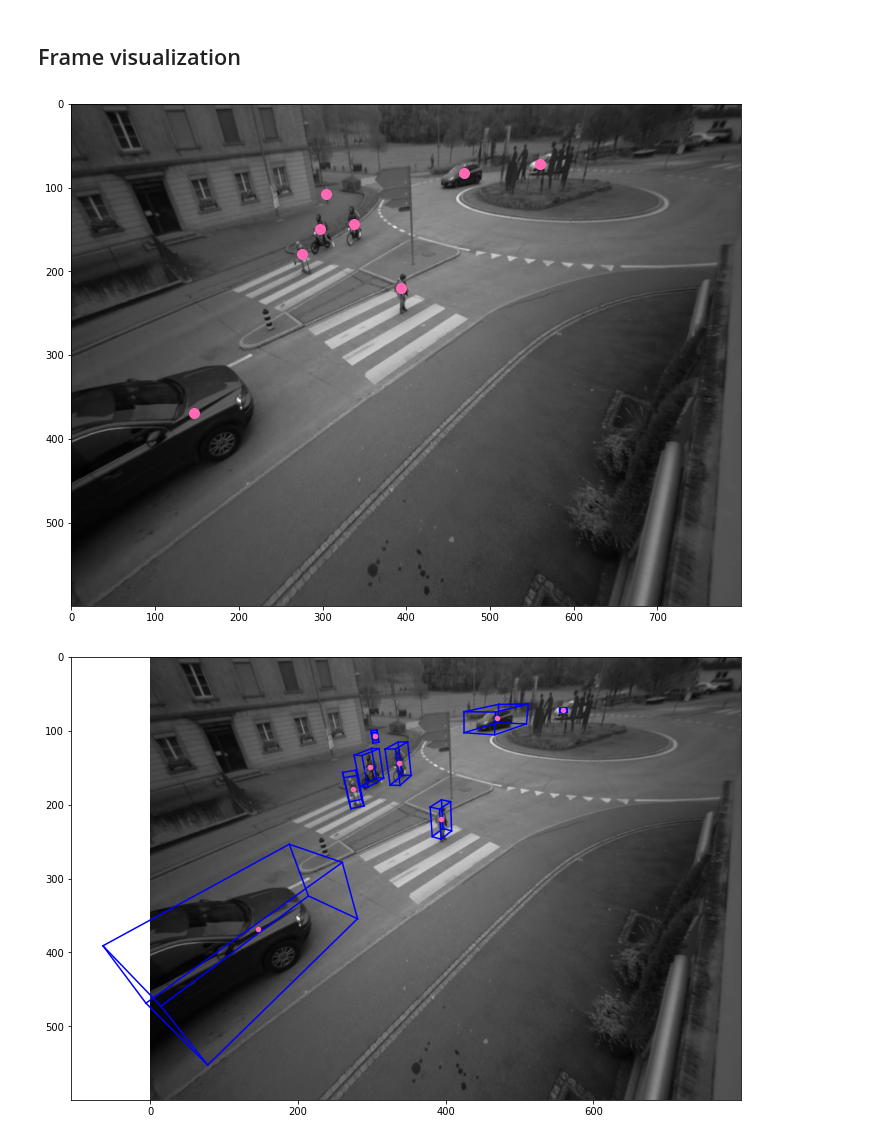
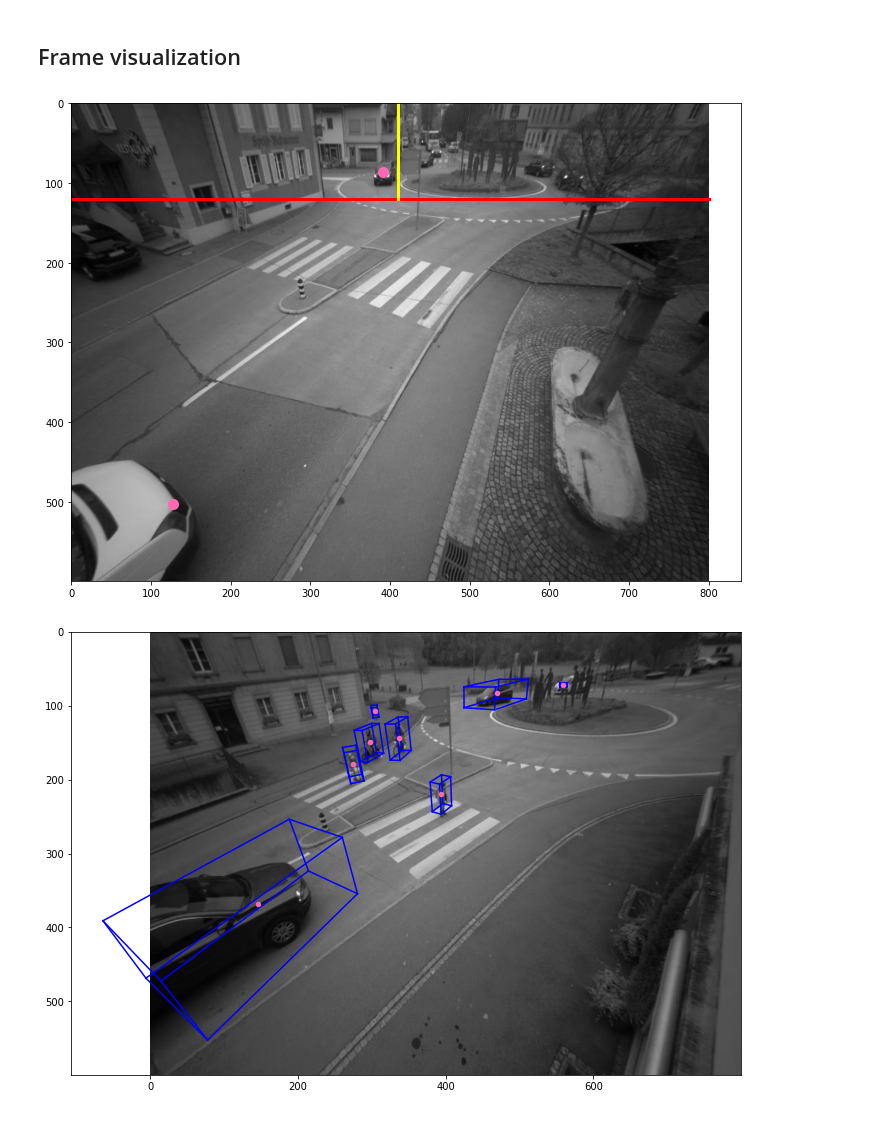
Before and after one commit to davidecarrara98/Multi-Object-Tracking-in-Complex-Urban-Scenarios, a Jupyter notebook: ProjectCode/Main.ipynb, the cells around one changed output. Drawn from its saved outputs; the diff is of its cells as text; code cells hidden in the pictures.

```diff
--- a/ProjectCode/Main.ipynb
+++ b/ProjectCode/Main.ipynb
@@ -217,6 +217,12 @@ def visualize_frame_detections ( camera, frame_idx, figsize = None , s = 100):
 
     plt.imshow(a, cmap = 'gist_gray', zorder = 1)
     plt.scatter(x_list, y_list, s = s, color = 'hotpink', zorder = 3)
+    plt.plot((0,800),(120,120), color = 'red', linewidth = 3)
+    plt.plot((410,410),(0,120), color = 'yellow', linewidth = 3)
+
+
+
+
 
     return
 
@@ -285,9 +291,9 @@ def visualize_alldetections(df, frame_idx = None):
 
     plt.scatter(x,y)
 # %%
-visualize_frame_detections(hdf5data_109,260, figsize = (12,12))
+visualize_frame_detections(hdf5data_143,380, figsize = (12,12))
 # %% [output]
-[figure, old version]
+[figure, new version]
 # %%
 visualize_frame_boxes(hdf5data_109, 260, figsize = (12,12), s = 20)
 # %% [output]
```
Also changed, not shown: 3 other files.
